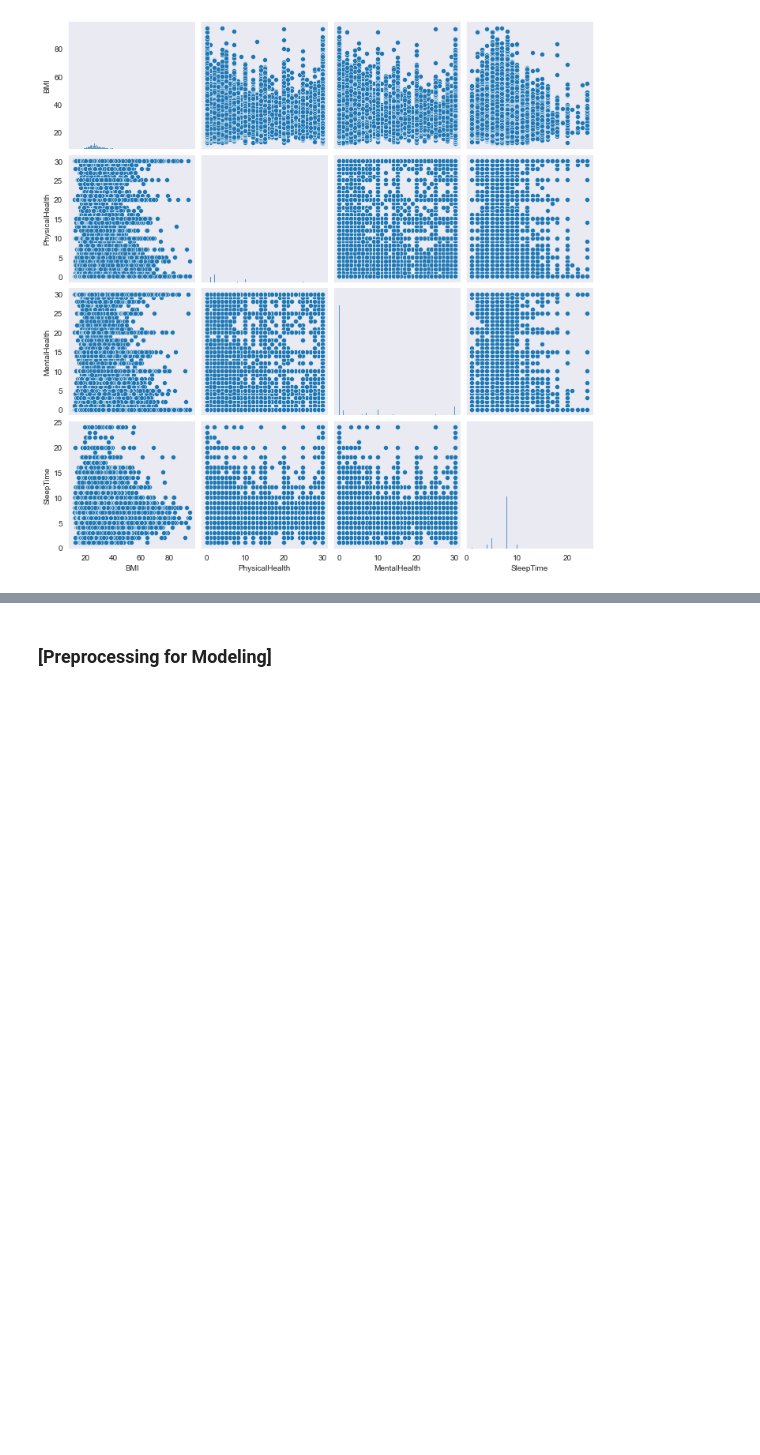
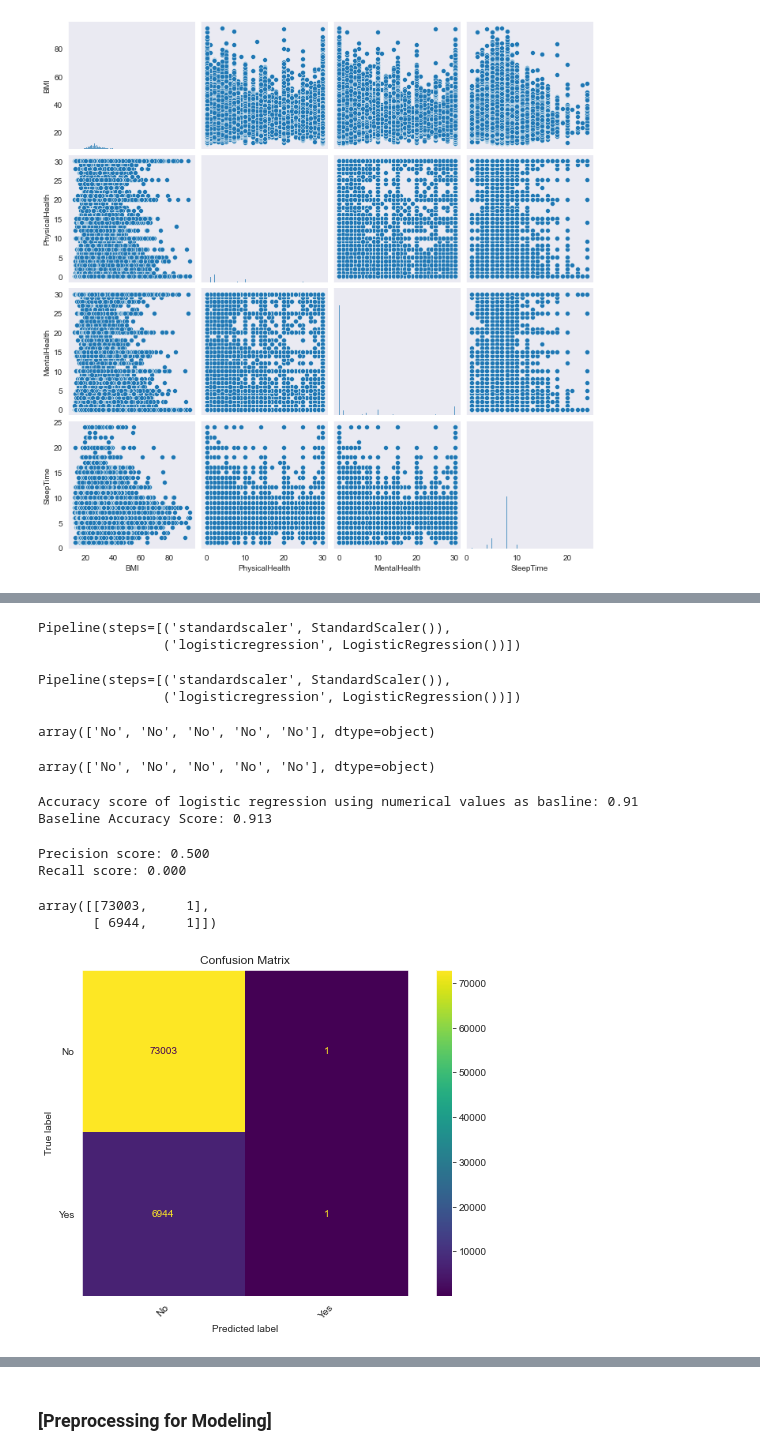
Before and after one commit to ChrisGarciaDS/HeartDisease, a Jupyter notebook: heartdisease.ipynb, the cells around one changed output, grey strips where cells are left out. Saved outputs shown, nothing was run; the diff lists cells and outputs as text; code cells hidden in the pictures; blank space fills up the shorter version.

```diff
--- a/heartdisease.ipynb
+++ b/heartdisease.ipynb
@@ -220,0 +240,60 @@ plt.show()
+# %%
+numerical_columns = [
+    'BMI', 'PhysicalHealth', 'MentalHealth', 'SleepTime']
+
+data_numeric = data[numerical_columns]
+# %%
+# train numeric values
+data_train, data_test, target_train, target_test = train_test_split(data_numeric, target, random_state=42)
+# %%
+from sklearn.pipeline import make_pipeline
+
+model = make_pipeline(StandardScaler(), LogisticRegression())
+# %% [output]
+Pipeline(steps=[('standardscaler', StandardScaler()),
+                ('logisticregression', LogisticRegression())])
+# %%
+model.fit(data_train, target_train)
+# %% [output]
+Pipeline(steps=[('standardscaler', StandardScaler()),
+                ('logisticregression', LogisticRegression())])
+# %%
+predicted_target = model.predict(data_test)
+predicted_target[:5]
+# %% [output]
+array(['No', 'No', 'No', 'No', 'No'], dtype=object)
+# %%
+# evaluate model
+prob_target = model.predict_proba(data_test)
+predicted_target[:5]
+# %% [output]
+array(['No', 'No', 'No', 'No', 'No'], dtype=object)
+# %%
+score = model.score(data_test, target_test)
+print(f'Baseline Accuracy Score: {score:.3f}')
+# %% [output]
+Accuracy score of logistic regression using numerical values as basline: 0.91
+Baseline Accuracy Score: 0.913
+# %%
+from sklearn.metrics import precision_score, recall_score
+
+precision = precision_score(target_test, predicted_target, pos_label="Yes")
+recall = recall_score(target_test, predicted_target, pos_label="Yes")
+
+print(f"Precision score: {precision:.3f}")
+print(f"Recall score: {recall:.3f}")
+# %% [output]
+Precision score: 0.500
+Recall score: 0.000
+# %%
+# confusion matrix
+from sklearn import metrics
+fig, ax = plt.subplots(figsize=(10,6))
+ax.set_title('Confusion Matrix')
+
+disp = metrics.plot_confusion_matrix(model, data_test, target_test, ax = ax, xticks_rotation=45)
+disp.confusion_matrix
+# %% [output]
+array([[73003,     1],
+       [ 6944,     1]])
+[figure, added]
```
Also changed, not shown: parts of 14 cells of this notebook.
